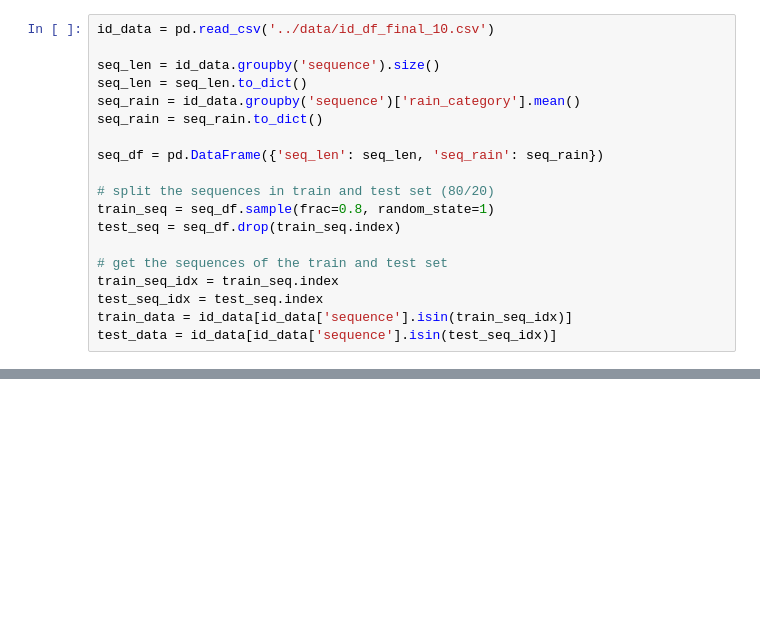
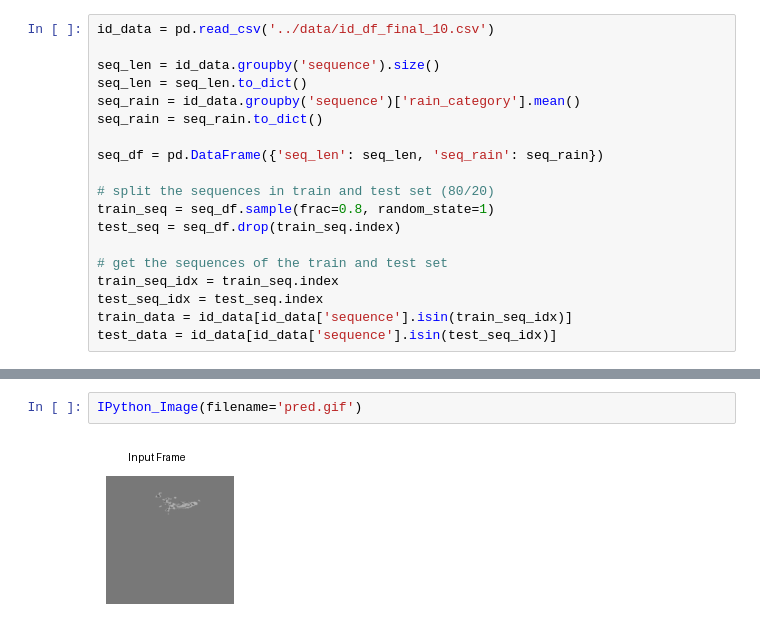
Before and after one commit to mzampar/Deep-Learning-Project, a Jupyter notebook: display/display_results.ipynb, the cells around one changed output, grey strips where cells are left out. Saved outputs shown, nothing was run; the diff lists cells and outputs as text; blank space fills up the shorter version.

```diff
--- a/display/display_results.ipynb
+++ b/display/display_results.ipynb
@@ -134,0 +145,4 @@ pred_gif_list[0].save('pred.gif', save_all=True, append_images=pred_gif_list[1:]
+# %%
+IPython_Image(filename='pred.gif')
+# %% [output]
+[figure, added]
```
Also changed, not shown: parts of 13 cells of this notebook, 5 other files.
